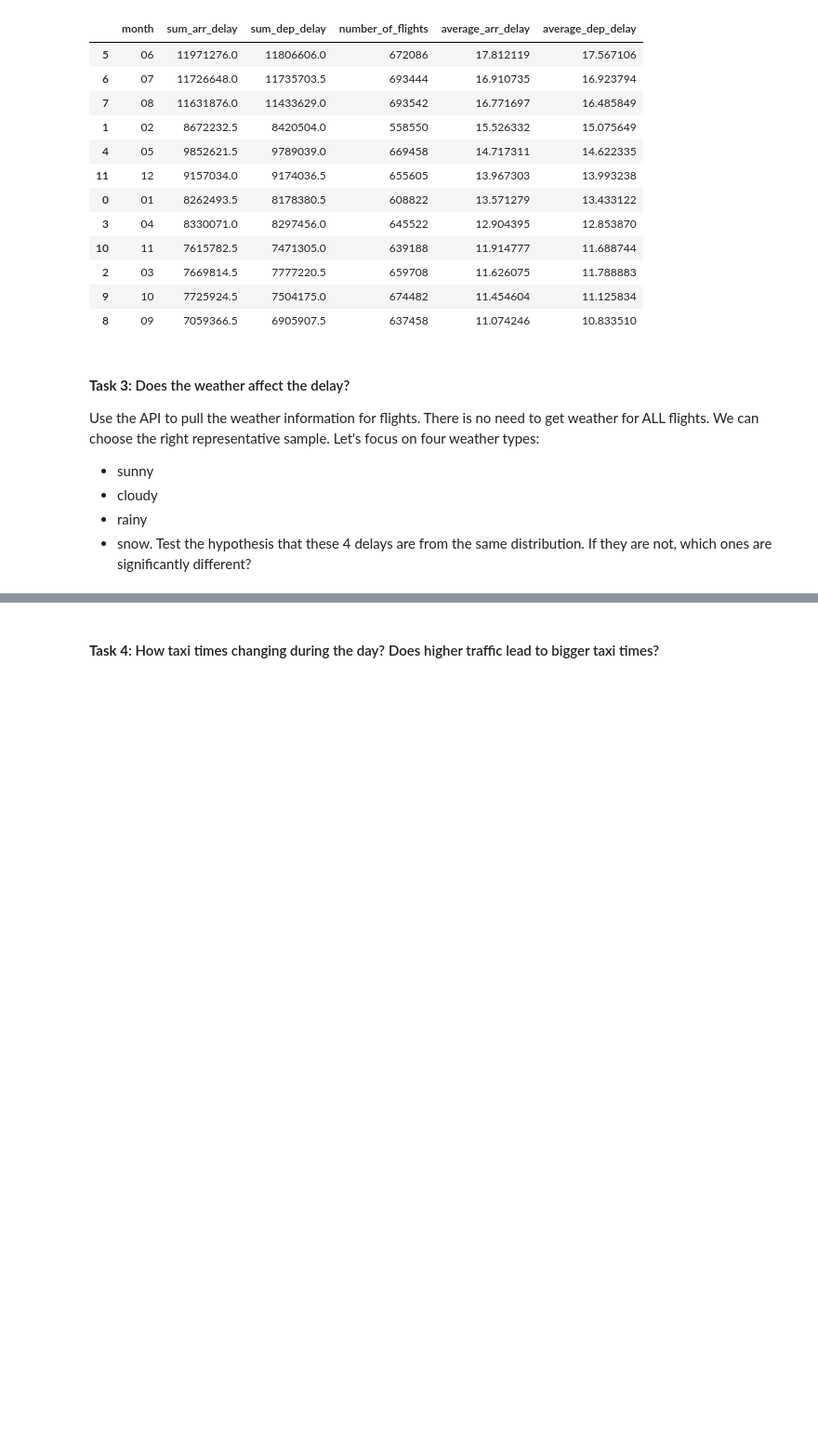
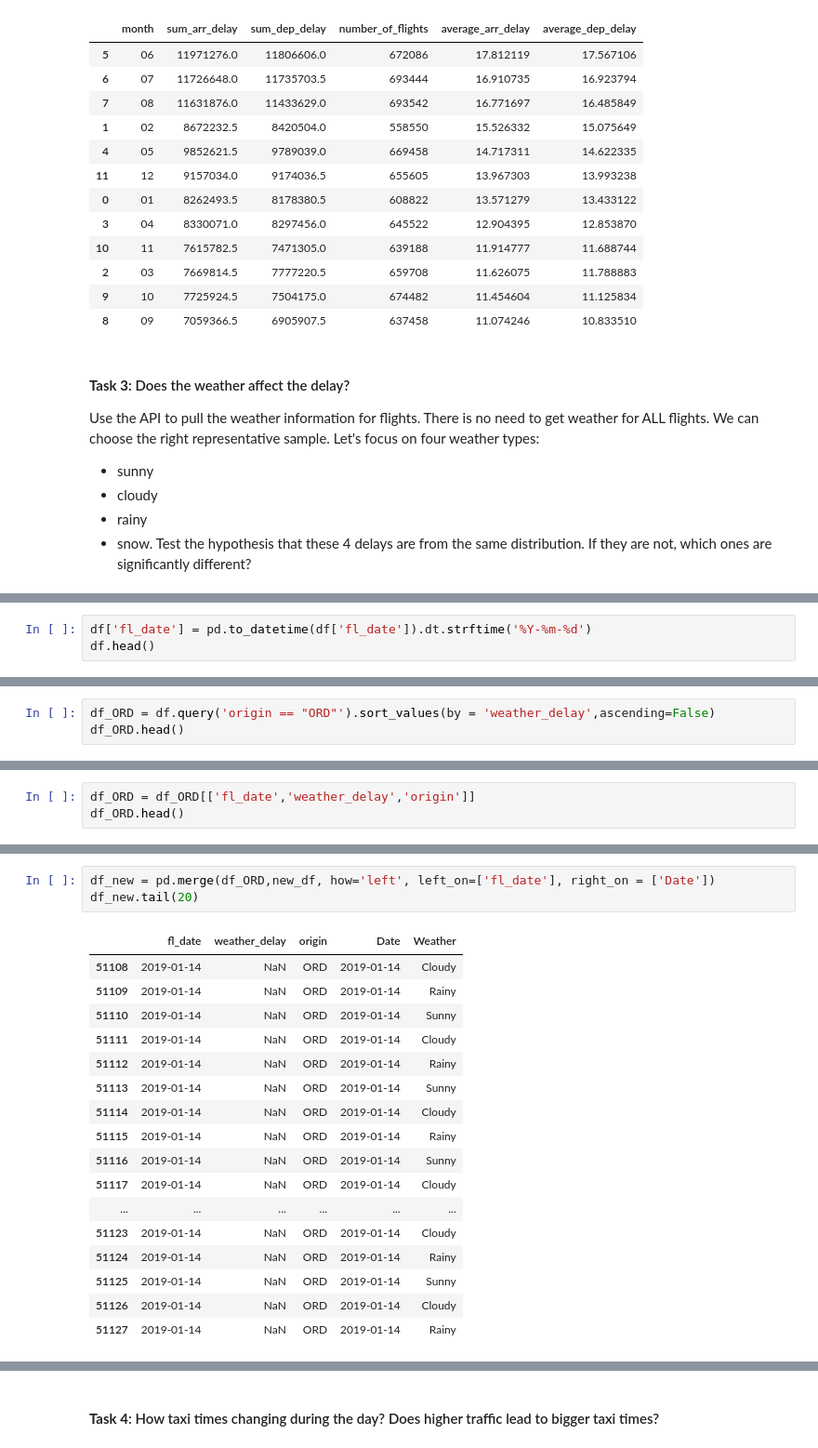
Before and after one commit to SalvaSamimi/mid-term-project-I, a Jupyter notebook: exploratory_analysis.ipynb, the cells around one changed output, grey strips where cells are left out. Shown at 93% size. Drawn from its saved outputs; the diff is of its cells as text; blank space fills up the shorter version.

```diff
--- a/exploratory_analysis.ipynb
+++ b/exploratory_analysis.ipynb
@@ -259,0 +278,3 @@ Test the hypothesis that these 4 delays are from the same distribution. If they
+# %%
+df['fl_date'] = pd.to_datetime(df['fl_date']).dt.strftime('%Y-%m-%d')
+df.head()
@@ -259,0 +289,3 @@ Test the hypothesis that these 4 delays are from the same distribution. If they
+# %%
+df_ORD = df.query('origin == "ORD"').sort_values(by = 'weather_delay',ascending=False)
+df_ORD.head()
@@ -259,0 +300,3 @@ Test the hypothesis that these 4 delays are from the same distribution. If they
+# %%
+df_ORD = df_ORD[['fl_date','weather_delay','origin']]
+df_ORD.head()
@@ -259,0 +470,21 @@ Test the hypothesis that these 4 delays are from the same distribution. If they
+# %%
+df_new = pd.merge(df_ORD,new_df, how='left', left_on=['fl_date'], right_on = ['Date'])
+df_new.tail(20)
+# %% [output]
+|  | fl_date | weather_delay | origin | Date | Weather |
+| 51108 | 2019-01-14 | NaN | ORD | 2019-01-14 | Cloudy |
+| 51109 | 2019-01-14 | NaN | ORD | 2019-01-14 | Rainy |
+| 51110 | 2019-01-14 | NaN | ORD | 2019-01-14 | Sunny |
+| 51111 | 2019-01-14 | NaN | ORD | 2019-01-14 | Cloudy |
+| 51112 | 2019-01-14 | NaN | ORD | 2019-01-14 | Rainy |
+| 51113 | 2019-01-14 | NaN | ORD | 2019-01-14 | Sunny |
+| 51114 | 2019-01-14 | NaN | ORD | 2019-01-14 | Cloudy |
+| 51115 | 2019-01-14 | NaN | ORD | 2019-01-14 | Rainy |
+| 51116 | 2019-01-14 | NaN | ORD | 2019-01-14 | Sunny |
+| 51117 | 2019-01-14 | NaN | ORD | 2019-01-14 | Cloudy |
+| ... | ... | ... | ... | ... | ... |
+| 51123 | 2019-01-14 | NaN | ORD | 2019-01-14 | Cloudy |
+| 51124 | 2019-01-14 | NaN | ORD | 2019-01-14 | Rainy |
+| 51125 | 2019-01-14 | NaN | ORD | 2019-01-14 | Sunny |
+| 51126 | 2019-01-14 | NaN | ORD | 2019-01-14 | Cloudy |
+| 51127 | 2019-01-14 | NaN | ORD | 2019-01-14 | Rainy |
```
Also changed, not shown: parts of 15 cells of this notebook.
